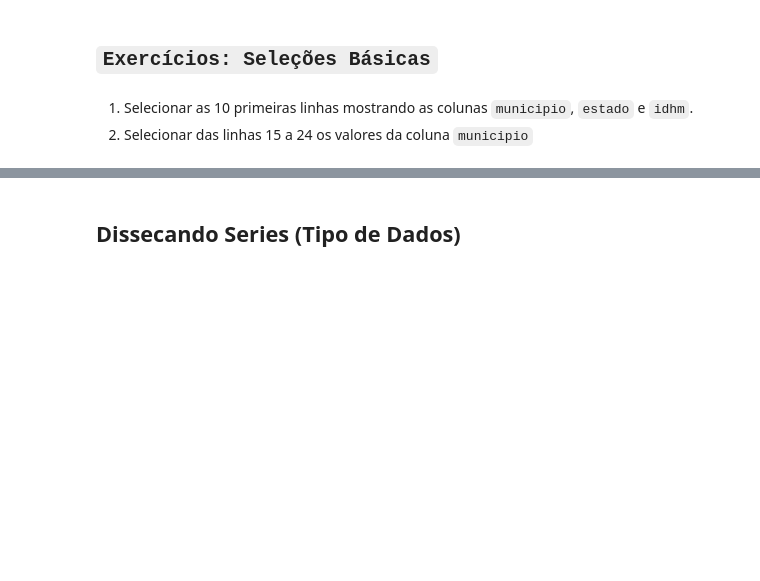
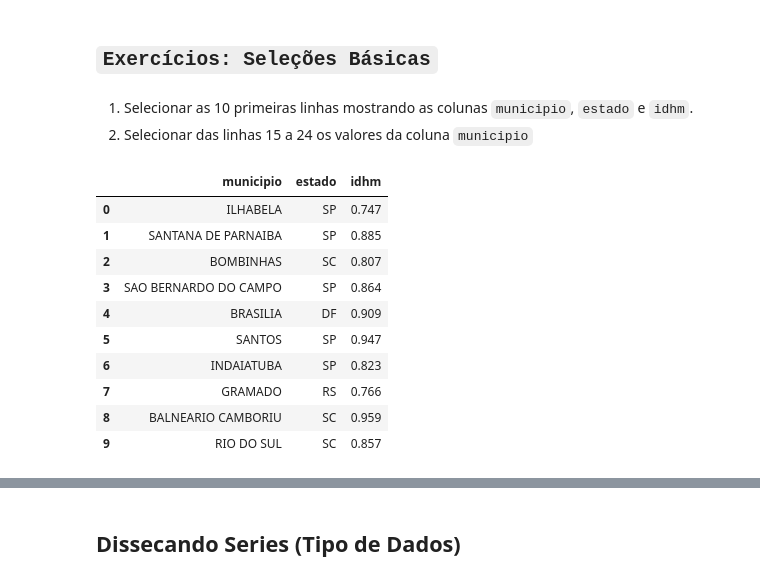
Before and after one commit to cllaudiacp/DataScience, a Jupyter notebook: Aula3Revisao.ipynb, the cells around one changed output, grey strips where cells are left out. Drawn from its saved outputs; the diff is of its cells as text; code cells hidden in the pictures; blank space fills up the shorter version.

```diff
--- a/Aula3Revisao.ipynb
+++ b/Aula3Revisao.ipynb
@@ -306,3 +310,18 @@ igm[['municipio', 'indice_governanca']]
 # %% [markdown]
 1. Selecionar as 10 primeiras linhas mostrando as colunas `municipio`, `estado` e `idhm`.
 2. Selecionar das linhas 15 a 24 os valores da coluna `municipio`
+# %%
+# EXERCICIO 1
+igm[0:10][['municipio','estado','idhm']]
+# %% [output]
+|  | municipio | estado | idhm |
+| 0 | ILHABELA | SP | 0.747 |
+| 1 | SANTANA DE PARNAIBA | SP | 0.885 |
+| 2 | BOMBINHAS | SC | 0.807 |
+| 3 | SAO BERNARDO DO CAMPO | SP | 0.864 |
+| 4 | BRASILIA | DF | 0.909 |
+| 5 | SANTOS | SP | 0.947 |
+| 6 | INDAIATUBA | SP | 0.823 |
+| 7 | GRAMADO | RS | 0.766 |
+| 8 | BALNEARIO CAMBORIU | SC | 0.959 |
+| 9 | RIO DO SUL | SC | 0.857 |
```
Also changed, not shown: parts of 3 cells of this notebook.
